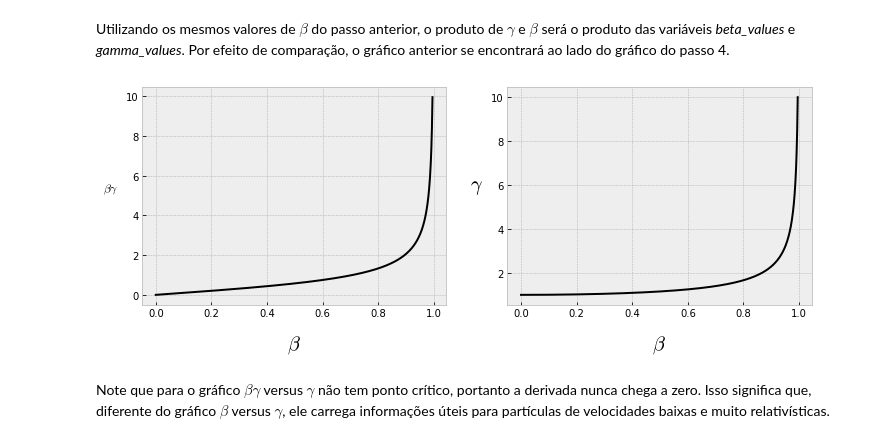
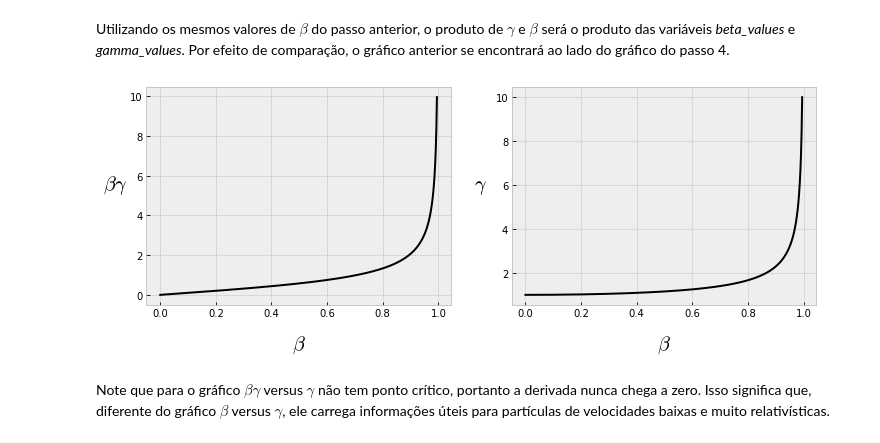
Before and after one commit to victor-soeiro/IntroPython-UERJ, a Jupyter notebook: Projetos/Projeto1.ipynb, the cells around one changed output. Saved outputs shown, nothing was run; the diff lists cells and outputs as text; code cells hidden in the pictures.

```diff
--- a/Projetos/Projeto1.ipynb
+++ b/Projetos/Projeto1.ipynb
@@ -127,22 +127,22 @@ Utilizando os mesmos valores de $\beta$ do passo anterior, o produto de $\gamma$
 # %%
 gamma_beta_values = beta_values * gamma_values
 
 plt.rcParams["axes.labelpad"] = 15
 plt.rcParams["figure.figsize"] = [12, 4]
 
 plt.subplot(1, 2, 1)
 plt.xlabel(r"$\beta$", fontsize=20)
-plt.ylabel(r"$\beta \gamma$", rotation=0)
+plt.ylabel(r"$\beta \gamma$", rotation=0, fontsize=20)
 plt.plot(beta_values, gamma_beta_values, color="black")
 
 plt.subplot(1, 2, 2)
 plt.xlabel(r"$\beta$", fontsize=20)
 plt.ylabel(r"$\gamma$", rotation=0, fontsize=20)
 plt.plot(beta_values, gamma_values, color="black")
 
 plt.show()
 # %% [output]
-[figure, old version]
+[figure, new version]
 # %% [markdown]
 Note que para o gráfico $\beta \gamma$ versus $\gamma$ não tem ponto crítico, portanto a derivada nunca chega a zero. Isso significa que, diferente do gráfico $\beta$ versus $\gamma$, ele carrega informações úteis para partículas de velocidades baixas e muito relativísticas.
 # %% [markdown]
```
Also changed, not shown: parts of 1 cell of this notebook.
